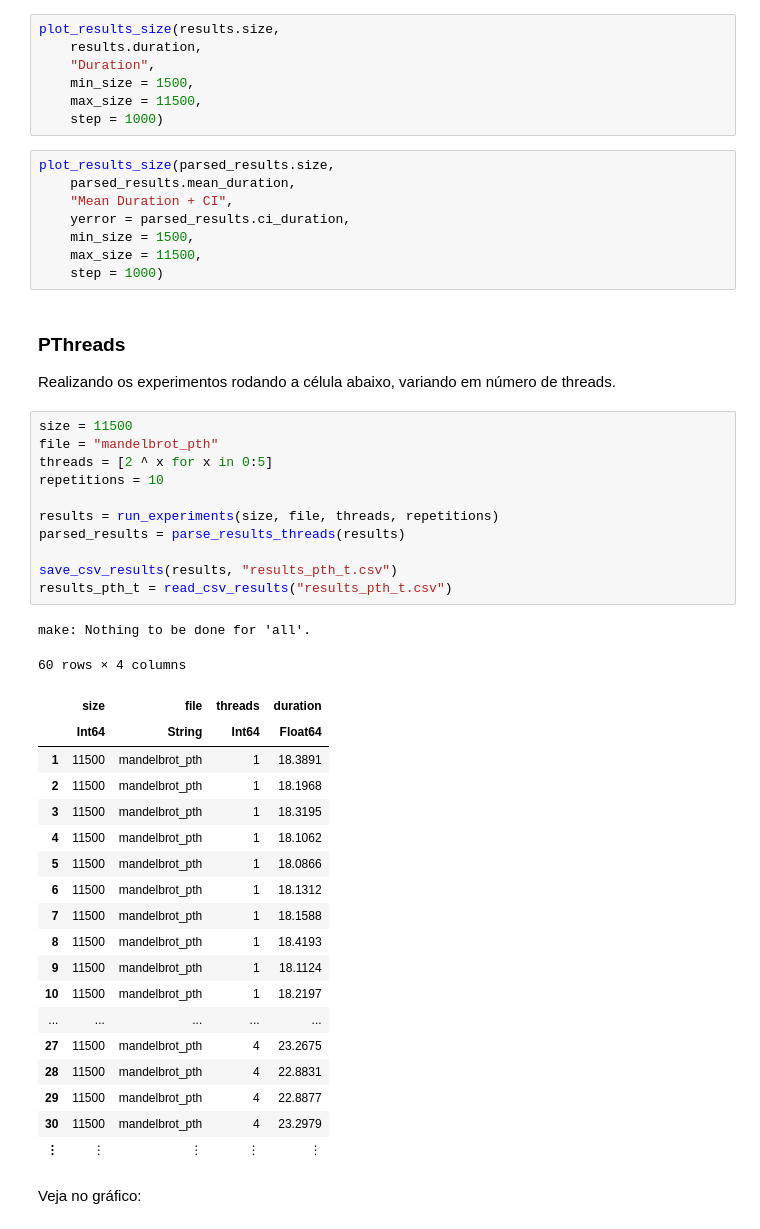
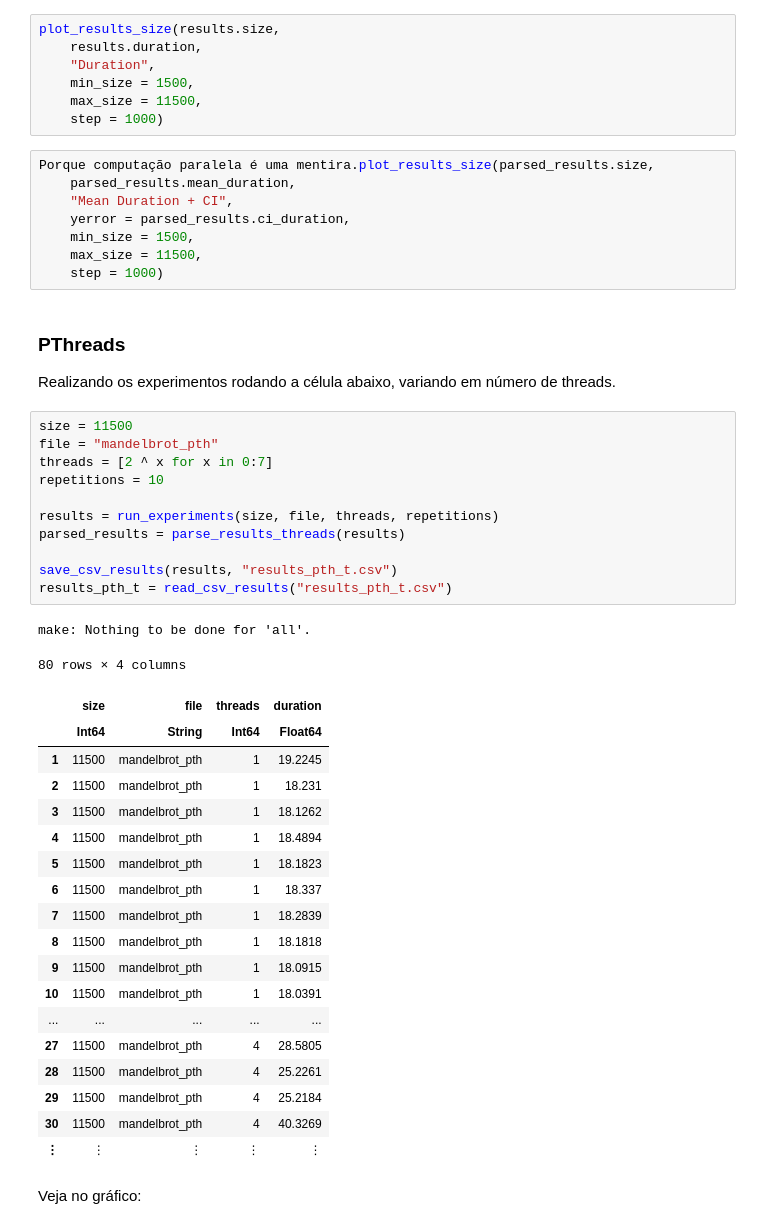
Before and after one commit to danigfavero/concorrente-e-paralela, a Jupyter notebook: EP1/src/EP1.ipynb, the cells around one changed output. Saved outputs shown, nothing was run; the diff lists cells and outputs as text.

```diff
--- a/EP1/src/EP1.ipynb
+++ b/EP1/src/EP1.ipynb
@@ -273,7 +286,7 @@ plot_results_size(results.size,
     max_size = 11500,
     step = 1000)
 # %%
-plot_results_size(parsed_results.size,
+Porque computação paralela é uma mentira.plot_results_size(parsed_results.size,
     parsed_results.mean_duration,
     "Mean Duration + CI",
     yerror = parsed_results.ci_duration,
@@ -286,34 +299,34 @@ Realizando os experimentos rodando a célula abaixo, variando em número de thre
 # %%
 size = 11500
 file = "mandelbrot_pth"
-threads = [2 ^ x for x in 0:5]
+threads = [2 ^ x for x in 0:7]
 repetitions = 10
 
 results = run_experiments(size, file, threads, repetitions)
 parsed_results = parse_results_threads(results)
 
 save_csv_results(results, "results_pth_t.csv")
 results_pth_t = read_csv_results("results_pth_t.csv")
 # %% [output]
 make: Nothing to be done for 'all'.
-60 rows × 4 columns
+80 rows × 4 columns
 |  | size | file | threads | duration |
 |  | Int64 | String | Int64 | Float64 |
-| 1 | 11500 | mandelbrot_pth | 1 | 18.3891 |
-| 2 | 11500 | mandelbrot_pth | 1 | 18.1968 |
-| 3 | 11500 | mandelbrot_pth | 1 | 18.3195 |
-| 4 | 11500 | mandelbrot_pth | 1 | 18.1062 |
-| 5 | 11500 | mandelbrot_pth | 1 | 18.0866 |
-| 6 | 11500 | mandelbrot_pth | 1 | 18.1312 |
-| 7 | 11500 | mandelbrot_pth | 1 | 18.1588 |
-| 8 | 11500 | mandelbrot_pth | 1 | 18.4193 |
-| 9 | 11500 | mandelbrot_pth | 1 | 18.1124 |
-| 10 | 11500 | mandelbrot_pth | 1 | 18.2197 |
+| 1 | 11500 | mandelbrot_pth | 1 | 19.2245 |
+| 2 | 11500 | mandelbrot_pth | 1 | 18.231 |
+| 3 | 11500 | mandelbrot_pth | 1 | 18.1262 |
+| 4 | 11500 | mandelbrot_pth | 1 | 18.4894 |
+| 5 | 11500 | mandelbrot_pth | 1 | 18.1823 |
+| 6 | 11500 | mandelbrot_pth | 1 | 18.337 |
+| 7 | 11500 | mandelbrot_pth | 1 | 18.2839 |
+| 8 | 11500 | mandelbrot_pth | 1 | 18.1818 |
+| 9 | 11500 | mandelbrot_pth | 1 | 18.0915 |
+| 10 | 11500 | mandelbrot_pth | 1 | 18.0391 |
 | ... | ... | ... | ... | ... |
-| 27 | 11500 | mandelbrot_pth | 4 | 23.2675 |
-| 28 | 11500 | mandelbrot_pth | 4 | 22.8831 |
-| 29 | 11500 | mandelbrot_pth | 4 | 22.8877 |
-| 30 | 11500 | mandelbrot_pth | 4 | 23.2979 |
+| 27 | 11500 | mandelbrot_pth | 4 | 28.5805 |
+| 28 | 11500 | mandelbrot_pth | 4 | 25.2261 |
+| 29 | 11500 | mandelbrot_pth | 4 | 25.2184 |
+| 30 | 11500 | mandelbrot_pth | 4 | 40.3269 |
 | ⋮ | ⋮ | ⋮ | ⋮ | ⋮ |
 # %% [markdown]
 Veja no gráfico:
```
Also changed, not shown: parts of 16 cells of this notebook, 1 other file.
